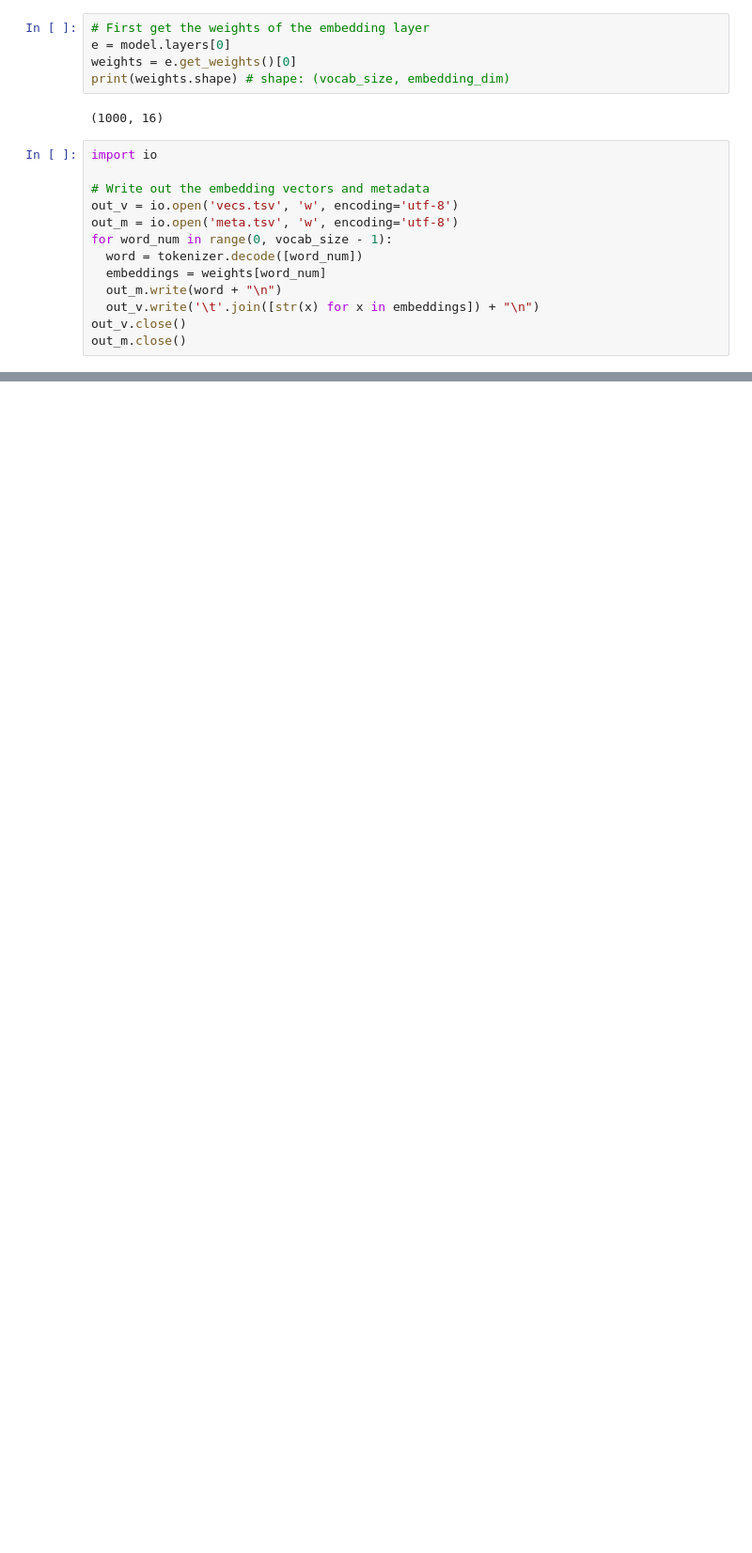
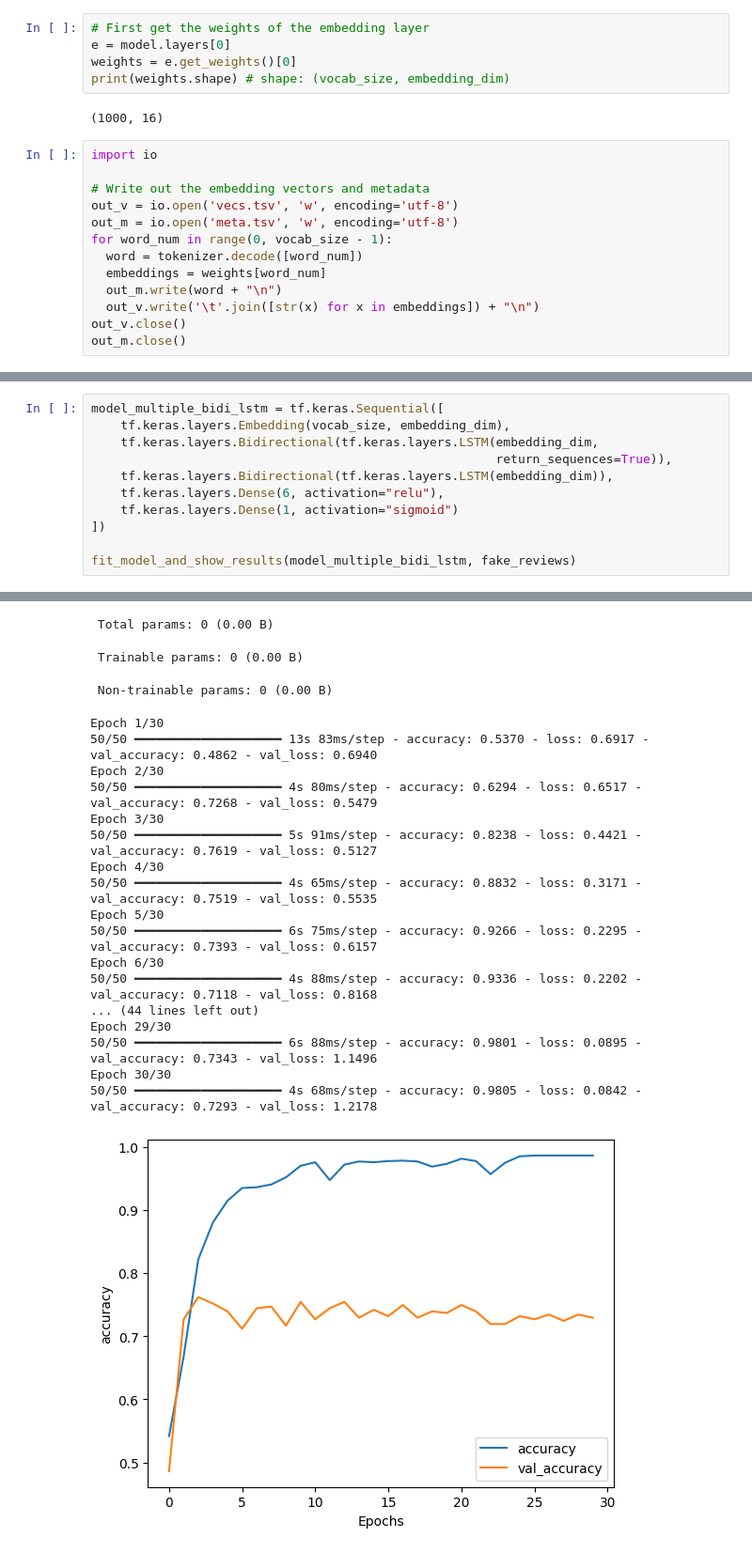
Before and after one commit to jadhav-rakesh/NLP, a Jupyter notebook: sentiment_analysis_2.ipynb, the cells around one changed output, grey strips where cells are left out. Shown at 94% size. Saved outputs shown, nothing was run; the diff lists cells and outputs as text; blank space fills up the shorter version.

```diff
--- a/sentiment_analysis_2.ipynb
+++ b/sentiment_analysis_2.ipynb
@@ -212,0 +341,12 @@ else:
+# %%
+model_multiple_bidi_lstm = tf.keras.Sequential([
+    tf.keras.layers.Embedding(vocab_size, embedding_dim),
+    tf.keras.layers.Bidirectional(tf.keras.layers.LSTM(embedding_dim,
+                                                       return_sequences=True)),
+    tf.keras.layers.Bidirectional(tf.keras.layers.LSTM(embedding_dim)),
+    tf.keras.layers.Dense(6, activation="relu"),
+    tf.keras.layers.Dense(1, activation="sigmoid")
+])
+
+fit_model_and_show_results(model_multiple_bidi_lstm, fake_reviews)
+# %% [output]
@@ -212,0 +367,21 @@ else:
+ Total params: 0 (0.00 B)
+ Trainable params: 0 (0.00 B)
+ Non-trainable params: 0 (0.00 B)
+Epoch 1/30
+50/50 ━━━━━━━━━━━━━━━━━━━━ 13s 83ms/step - accuracy: 0.5370 - loss: 0.6917 - val_accuracy: 0.4862 - val_loss: 0.6940
+Epoch 2/30
+50/50 ━━━━━━━━━━━━━━━━━━━━ 4s 80ms/step - accuracy: 0.6294 - loss: 0.6517 - val_accuracy: 0.7268 - val_loss: 0.5479
+Epoch 3/30
+50/50 ━━━━━━━━━━━━━━━━━━━━ 5s 91ms/step - accuracy: 0.8238 - loss: 0.4421 - val_accuracy: 0.7619 - val_loss: 0.5127
+Epoch 4/30
+50/50 ━━━━━━━━━━━━━━━━━━━━ 4s 65ms/step - accuracy: 0.8832 - loss: 0.3171 - val_accuracy: 0.7519 - val_loss: 0.5535
+Epoch 5/30
+50/50 ━━━━━━━━━━━━━━━━━━━━ 6s 75ms/step - accuracy: 0.9266 - loss: 0.2295 - val_accuracy: 0.7393 - val_loss: 0.6157
+Epoch 6/30
+50/50 ━━━━━━━━━━━━━━━━━━━━ 4s 88ms/step - accuracy: 0.9336 - loss: 0.2202 - val_accuracy: 0.7118 - val_loss: 0.8168
+... (44 lines left out)
+Epoch 29/30
+50/50 ━━━━━━━━━━━━━━━━━━━━ 6s 88ms/step - accuracy: 0.9801 - loss: 0.0895 - val_accuracy: 0.7343 - val_loss: 1.1496
+Epoch 30/30
+50/50 ━━━━━━━━━━━━━━━━━━━━ 4s 68ms/step - accuracy: 0.9805 - loss: 0.0842 - val_accuracy: 0.7293 - val_loss: 1.2178
+[figure, added]
```
Also changed, not shown: parts of 12 cells of this notebook.
